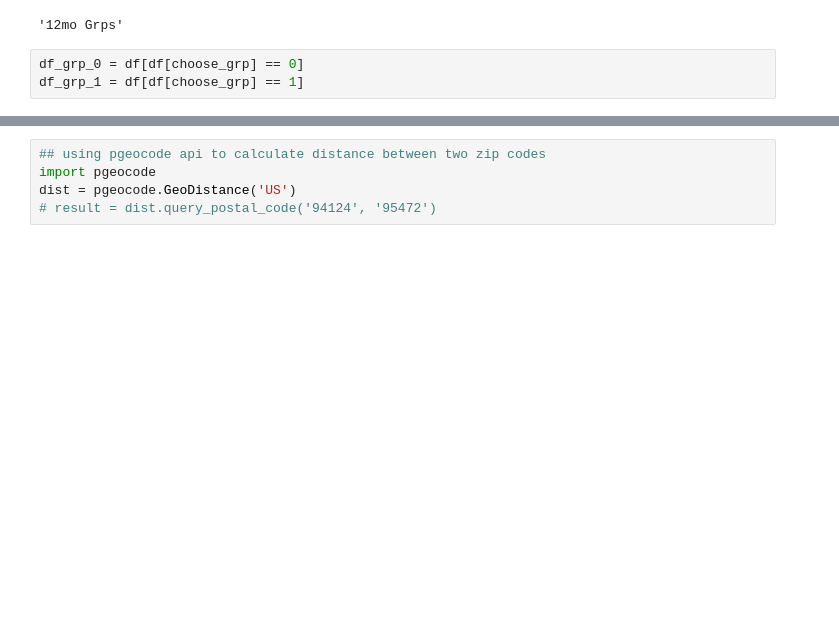
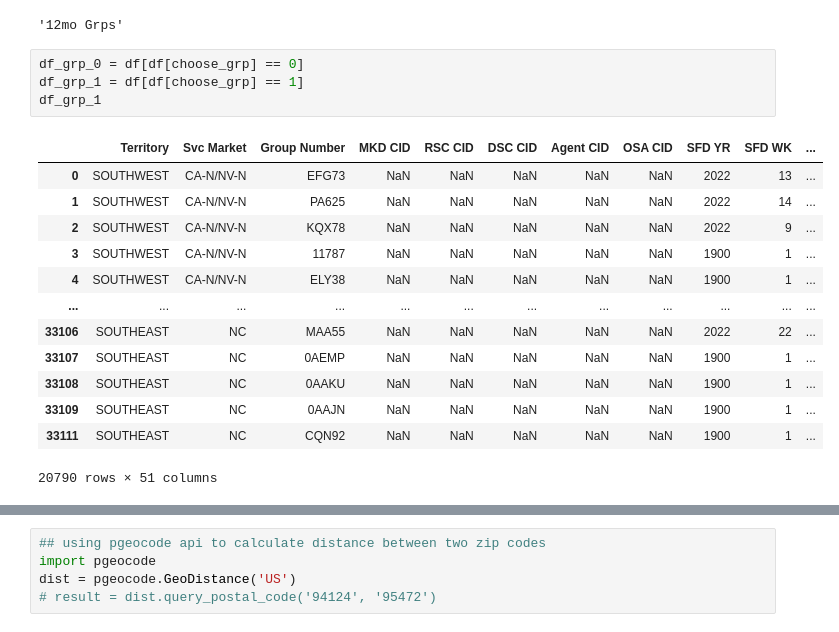
Before and after one commit to bilal-zafarr/pandas-practice, a Jupyter notebook: my_model.ipynb, the cells around one changed output, grey strips where cells are left out. Cells and saved outputs as stored; diff of their text form; blank space fills up the shorter version.

```diff
--- a/my_model.ipynb
+++ b/my_model.ipynb
@@ -30,6 +30,21 @@ choose_grp
 # %%
 df_grp_0 = df[df[choose_grp] == 0]
 df_grp_1 = df[df[choose_grp] == 1]
+df_grp_1
+# %% [output]
+|  | Territory | Svc Market | Group Number | MKD CID | RSC CID | DSC CID | Agent CID | OSA CID | SFD YR | SFD WK | ... |
+| 0 | SOUTHWEST | CA-N/NV-N | EFG73 | NaN | NaN | NaN | NaN | NaN | 2022 | 13 | ... |
+| 1 | SOUTHWEST | CA-N/NV-N | PA625 | NaN | NaN | NaN | NaN | NaN | 2022 | 14 | ... |
+| 2 | SOUTHWEST | CA-N/NV-N | KQX78 | NaN | NaN | NaN | NaN | NaN | 2022 | 9 | ... |
+| 3 | SOUTHWEST | CA-N/NV-N | 11787 | NaN | NaN | NaN | NaN | NaN | 1900 | 1 | ... |
+| 4 | SOUTHWEST | CA-N/NV-N | ELY38 | NaN | NaN | NaN | NaN | NaN | 1900 | 1 | ... |
+| ... | ... | ... | ... | ... | ... | ... | ... | ... | ... | ... | ... |
+| 33106 | SOUTHEAST | NC | MAA55 | NaN | NaN | NaN | NaN | NaN | 2022 | 22 | ... |
+| 33107 | SOUTHEAST | NC | 0AEMP | NaN | NaN | NaN | NaN | NaN | 1900 | 1 | ... |
+| 33108 | SOUTHEAST | NC | 0AAKU | NaN | NaN | NaN | NaN | NaN | 1900 | 1 | ... |
+| 33109 | SOUTHEAST | NC | 0AAJN | NaN | NaN | NaN | NaN | NaN | 1900 | 1 | ... |
+| 33111 | SOUTHEAST | NC | CQN92 | NaN | NaN | NaN | NaN | NaN | 1900 | 1 | ... |
+20790 rows × 51 columns
 # %%
 ## Plotting the graph
 import matplotlib.pyplot as plt
```
Also changed, not shown: parts of 10 cells of this notebook, 1 other file.
